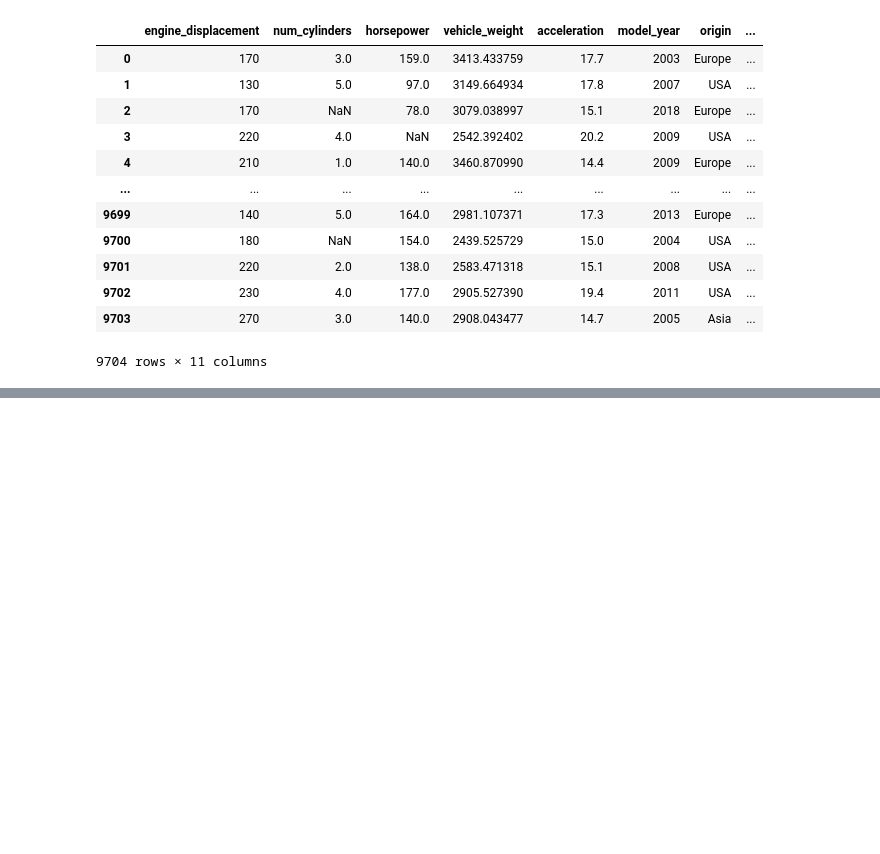
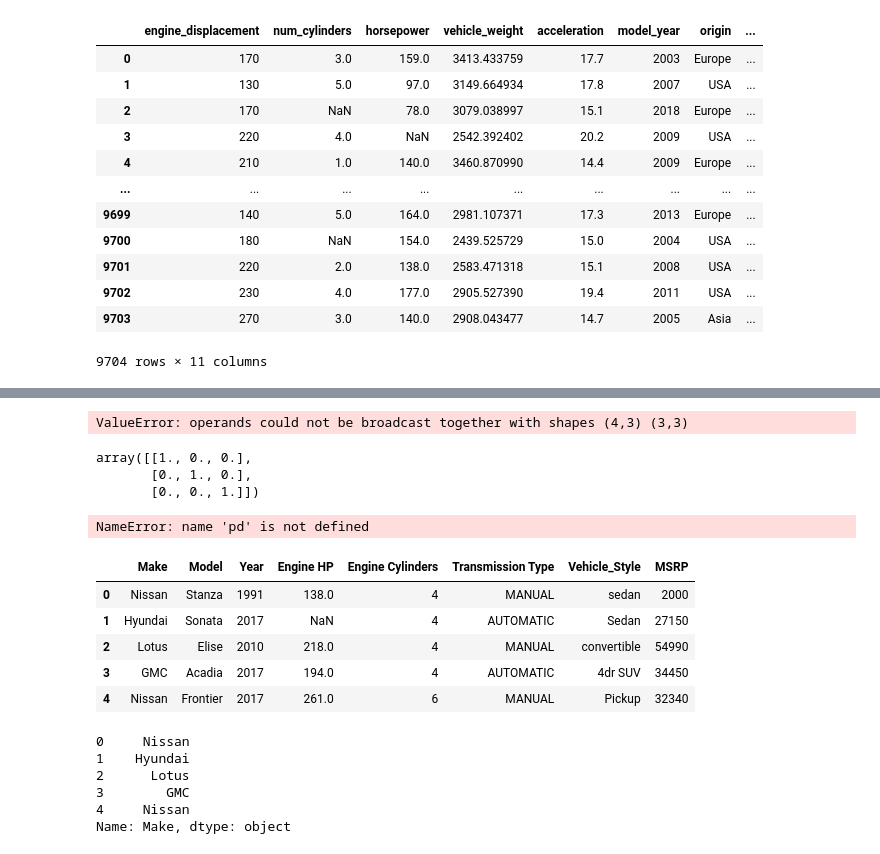
Before and after one commit to joeypinaroc/machine-learning-zoomcamp, a Jupyter notebook: 01-intro/Homework.ipynb, the cells around one changed output, grey strips where cells are left out. Drawn from its saved outputs; the diff is of its cells as text; code cells hidden in the pictures; blank space fills up the shorter version.

```diff
--- a/01-intro/Homework.ipynb
+++ b/01-intro/Homework.ipynb
@@ -18,0 +267,14 @@ pd.read_csv('https://raw.githubusercontent.com/alexeygrigorev/datasets/master/ca
+# %%
+V*Vs_inv
+# %% [output]
+ValueError: operands could not be broadcast together with shapes (4,3) (3,3)
+# %%
+matrix_matrix_multiplication(Vs, Vs_inv)
+# %% [output]
+array([[1., 0., 0.],
+       [0., 1., 0.],
+       [0., 0., 1.]])
+# %%
+pd
+# %% [output]
+NameError: name 'pd' is not defined
@@ -18,0 +283,32 @@ pd.read_csv('https://raw.githubusercontent.com/alexeygrigorev/datasets/master/ca
+# %%
+data = [
+    ['Nissan', 'Stanza', 1991, 138, 4, 'MANUAL', 'sedan', 2000],
+    ['Hyundai', 'Sonata', 2017, None, 4, 'AUTOMATIC', 'Sedan', 27150],
+    ['Lotus', 'Elise', 2010, 218, 4, 'MANUAL', 'convertible', 54990],
+    ['GMC', 'Acadia',  2017, 194, 4, 'AUTOMATIC', '4dr SUV', 34450],
+    ['Nissan', 'Frontier', 2017, 261, 6, 'MANUAL', 'Pickup', 32340],
+]
+
+columns = [
+    'Make', 'Model', 'Year', 'Engine HP', 'Engine Cylinders',
+    'Transmission Type', 'Vehicle_Style', 'MSRP'
+]
+# %%
+df = pd.DataFrame(data, columns=columns)
+df
+# %% [output]
+|  | Make | Model | Year | Engine HP | Engine Cylinders | Transmission Type | Vehicle_Style | MSRP |
+| 0 | Nissan | Stanza | 1991 | 138.0 | 4 | MANUAL | sedan | 2000 |
+| 1 | Hyundai | Sonata | 2017 | NaN | 4 | AUTOMATIC | Sedan | 27150 |
+| 2 | Lotus | Elise | 2010 | 218.0 | 4 | MANUAL | convertible | 54990 |
+| 3 | GMC | Acadia | 2017 | 194.0 | 4 | AUTOMATIC | 4dr SUV | 34450 |
+| 4 | Nissan | Frontier | 2017 | 261.0 | 6 | MANUAL | Pickup | 32340 |
+# %%
+df.Make # in Pandas, a DF is a collection of Series. Series = Columns
+# %% [output]
+0     Nissan
+1    Hyundai
+2      Lotus
+3        GMC
+4     Nissan
+Name: Make, dtype: object
```
Also changed, not shown: parts of 74 cells of this notebook.
